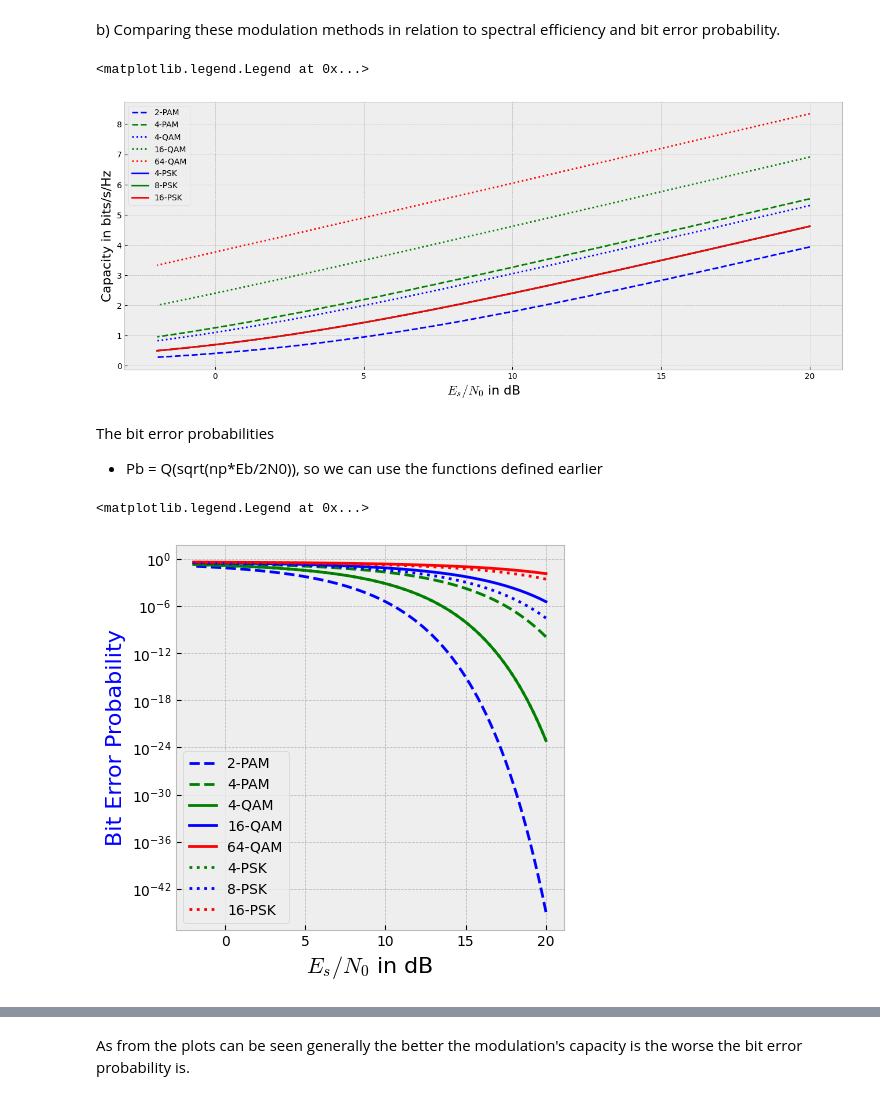
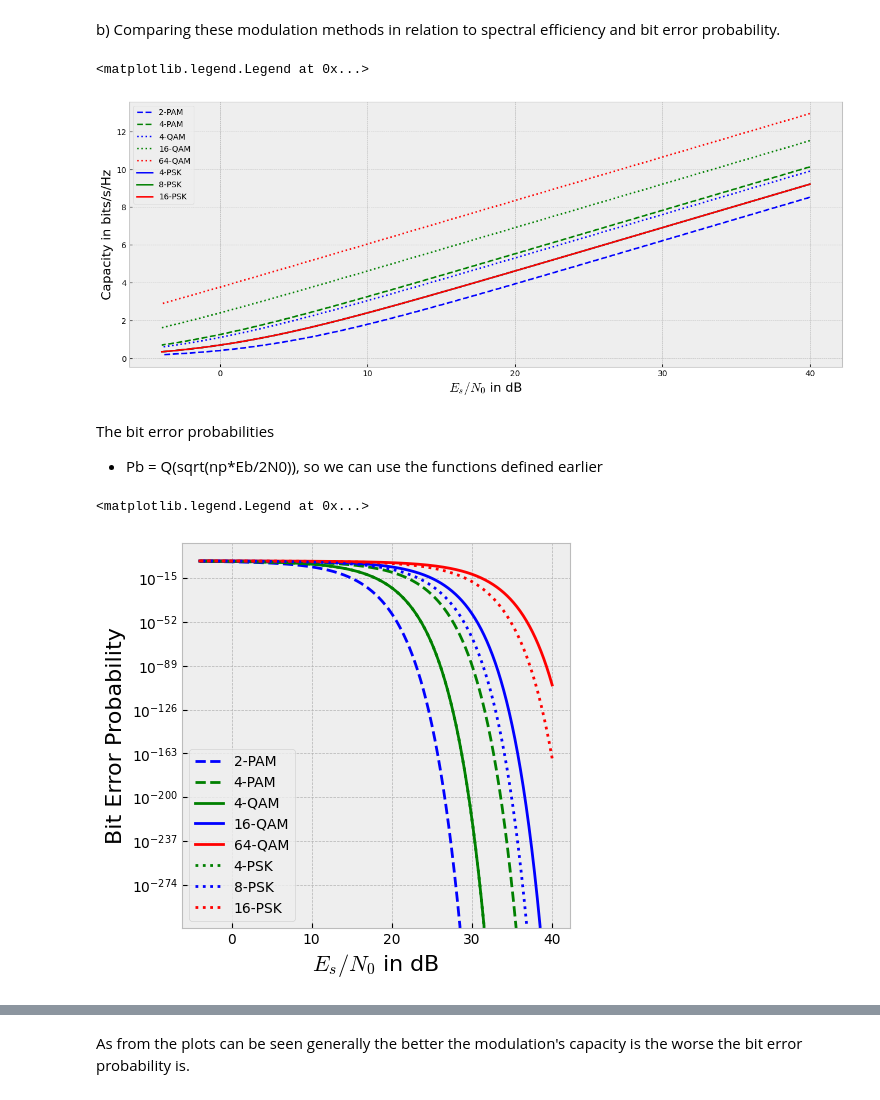
Before and after one commit to ViliRaunola/Wireless-Communication-Systems, a Jupyter notebook: FinalWork/finalwork_part3.ipynb, the cells around one changed output, grey strips where cells are left out. Cells and saved outputs as stored; diff of their text form; code cells hidden in the pictures.

```diff
--- a/FinalWork/finalwork_part3.ipynb
+++ b/FinalWork/finalwork_part3.ipynb
@@ -109,7 +109,7 @@ Need to calculate the symbol error function for PAM.
 # %%
 # Creating the AWGN
 awgn = komm.AWGNChannel()
-noise_power_db = np.arange(-20, 2, 0.05)
+noise_power_db = np.arange(-40, 4, 0.05)
 noise_power = 10**(noise_power_db/10)
 # %%
 def Q(x):
@@ -218,7 +218,7 @@ plt.ylabel('Capacity in bits/s/Hz', color='k',fontsize=16)
 plt.legend()
 # %% [output]
 <matplotlib.legend.Legend at 0x...>
-[figure, old version]
+[figure, new version]
 # %% [markdown]
 The bit error probabilities
 - Pb = Q(sqrt(np*Eb/2N0)), so we can use the functions defined earlier
@@ -252,22 +252,22 @@ eb_16psk = Q(np.sqrt((1 - np.cos(2 * np.pi / M)) / noise_power ))
 # %%
 plt.figure(1,figsize=(5,5))
 plt.semilogy(10 * np.log10(1/noise_power), eb_2pam,'--b',label='2-PAM')
 plt.semilogy(10 * np.log10(1/noise_power), eb_4pam,'--g',label='4-PAM')
 #
 plt.semilogy(10 * np.log10(1/noise_power), eb_4qam,'g',label='4-QAM')
 plt.semilogy(10 * np.log10(1/noise_power), eb_16qam,'b',label='16-QAM')
 plt.semilogy(10 * np.log10(1/noise_power), eb_64qam,'r',label='64-QAM')
 #
 plt.semilogy(10 * np.log10(1/noise_power), eb_4psk,':g',label='4-PSK')
 plt.semilogy(10 * np.log10(1/noise_power), eb_8psk,':b',label='8-PSK')
 plt.semilogy(10 * np.log10(1/noise_power), eb_16psk,':r',label='16-PSK')
 #
 plt.xlabel('$E_s/N_0$ in dB',fontsize=16)
-plt.ylabel('Bit Error Probability', color='b',fontsize=16)
+plt.ylabel('Bit Error Probability', color='k',fontsize=16)
 plt.legend()
 # %% [output]
 <matplotlib.legend.Legend at 0x...>
-[figure, old version]
+[figure, new version]
 # %%
 #Plotting the figures next to each other
 plt.figure(1,figsize=(18,6))
```
Also changed, not shown: parts of 5 cells of this notebook, 5 other files.
